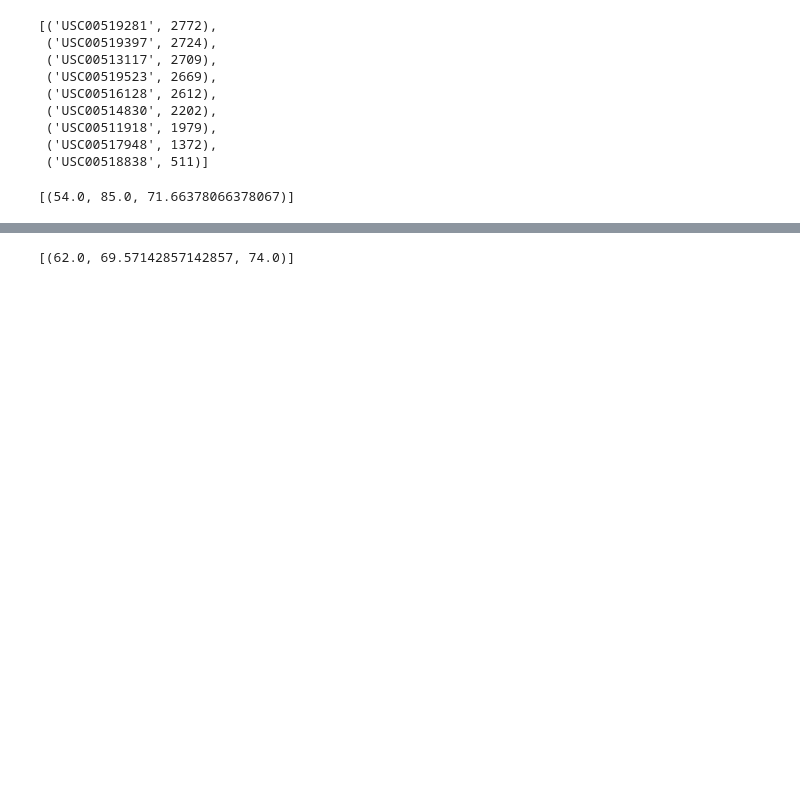
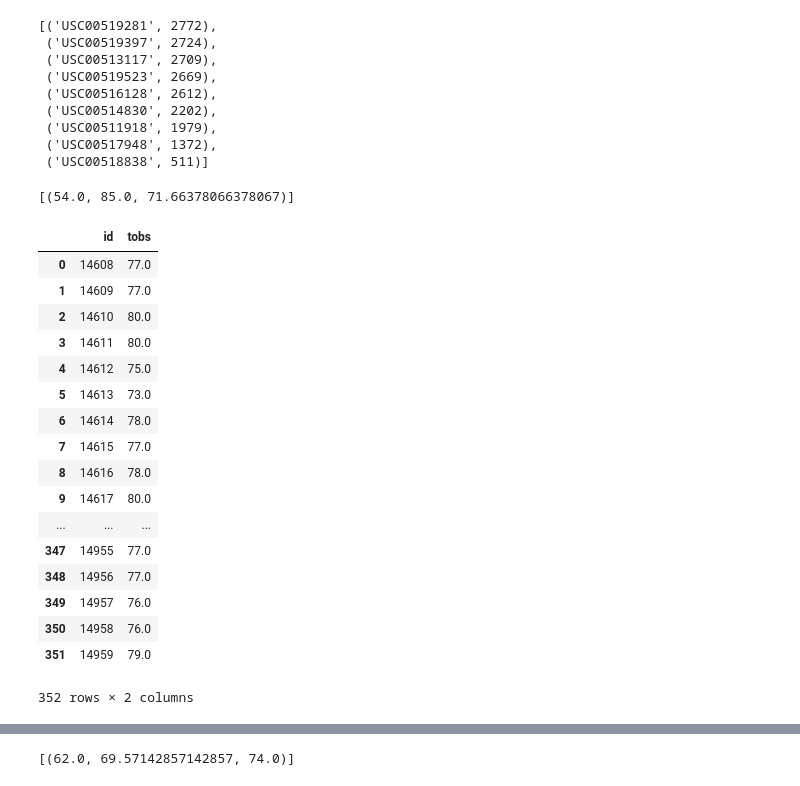
Before and after one commit to johngiglio/Hawaii-Climate-Analysis, a Jupyter notebook: analysis.ipynb, the cells around one changed output, grey strips where cells are left out. Saved outputs shown, nothing was run; the diff lists cells and outputs as text; code cells hidden in the pictures; blank space fills up the shorter version.

```diff
--- a/analysis.ipynb
+++ b/analysis.ipynb
@@ -161,4 +164,25 @@ data
 data = session.query(Measurement.id,Measurement.tobs).filter(Measurement.station == 'USC00519281').filter(Measurement.date >= datetime.date(2016, 8, 23)).all()
 # %%
 df = pd.DataFrame(data)
+# %%
+df
+# %% [output]
+|  | id | tobs |
+| 0 | 14608 | 77.0 |
+| 1 | 14609 | 77.0 |
+| 2 | 14610 | 80.0 |
+| 3 | 14611 | 80.0 |
+| 4 | 14612 | 75.0 |
+| 5 | 14613 | 73.0 |
+| 6 | 14614 | 78.0 |
+| 7 | 14615 | 77.0 |
+| 8 | 14616 | 78.0 |
+| 9 | 14617 | 80.0 |
+| ... | ... | ... |
+| 347 | 14955 | 77.0 |
+| 348 | 14956 | 77.0 |
+| 349 | 14957 | 76.0 |
+| 350 | 14958 | 76.0 |
+| 351 | 14959 | 79.0 |
+352 rows × 2 columns
 # %%
```
Also changed, not shown: parts of 10 cells of this notebook.
